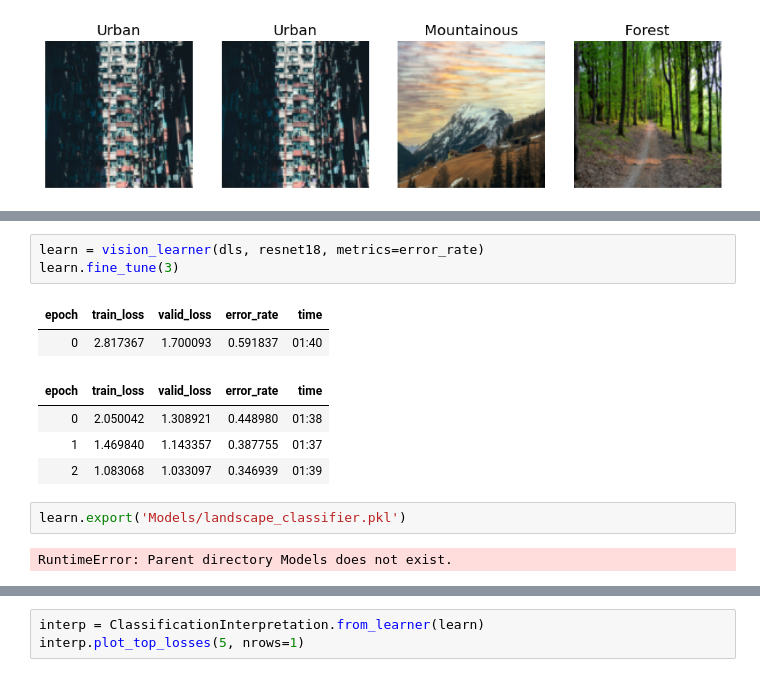
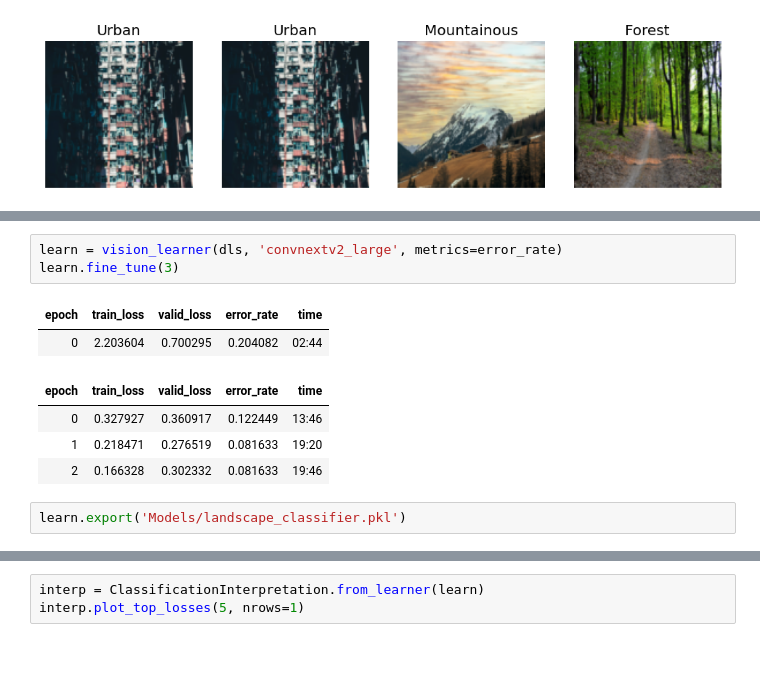
Before and after one commit to mattygking/AI-Safety-Journey, a Jupyter notebook: Fastai/chapter_2.ipynb, the cells around one changed output, grey strips where cells are left out. Drawn from its saved outputs; the diff is of its cells as text.

```diff
--- a/Fastai/chapter_2.ipynb
+++ b/Fastai/chapter_2.ipynb
@@ -123,14 +144,12 @@ dls.valid.show_batch(max_n=4, nrows=1)
 # %%
-learn = vision_learner(dls, resnet18, metrics=error_rate)
+learn = vision_learner(dls, 'convnextv2_large', metrics=error_rate)
 learn.fine_tune(3)
 # %% [output]
 | epoch | train_loss | valid_loss | error_rate | time |
-| 0 | 2.817367 | 1.700093 | 0.591837 | 01:40 |
+| 0 | 2.203604 | 0.700295 | 0.204082 | 02:44 |
 | epoch | train_loss | valid_loss | error_rate | time |
-| 0 | 2.050042 | 1.308921 | 0.448980 | 01:38 |
-| 1 | 1.469840 | 1.143357 | 0.387755 | 01:37 |
-| 2 | 1.083068 | 1.033097 | 0.346939 | 01:39 |
+| 0 | 0.327927 | 0.360917 | 0.122449 | 13:46 |
+| 1 | 0.218471 | 0.276519 | 0.081633 | 19:20 |
+| 2 | 0.166328 | 0.302332 | 0.081633 | 19:46 |
 # %%
 learn.export('Models/landscape_classifier.pkl')
-# %% [output]
-RuntimeError: Parent directory Models does not exist.
```
Also changed, not shown: parts of 3 cells of this notebook, 2 other files.
